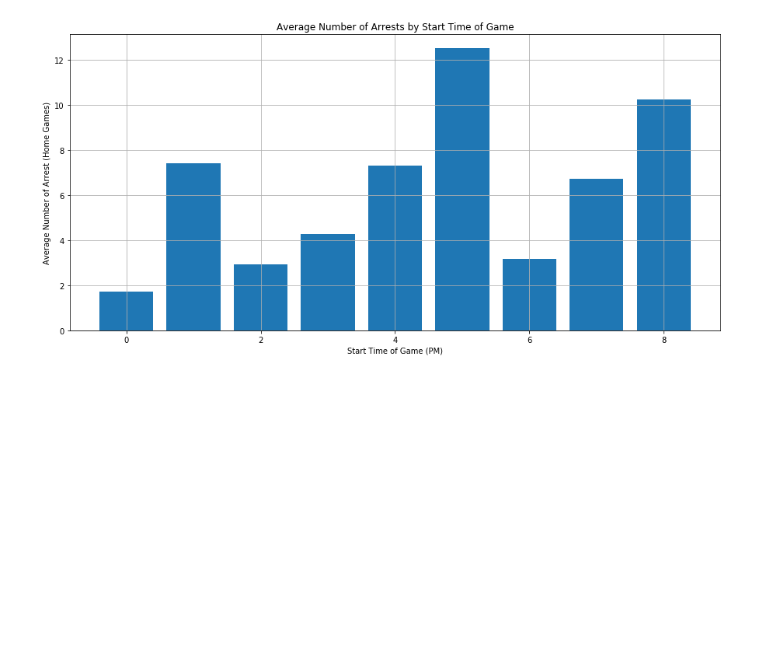
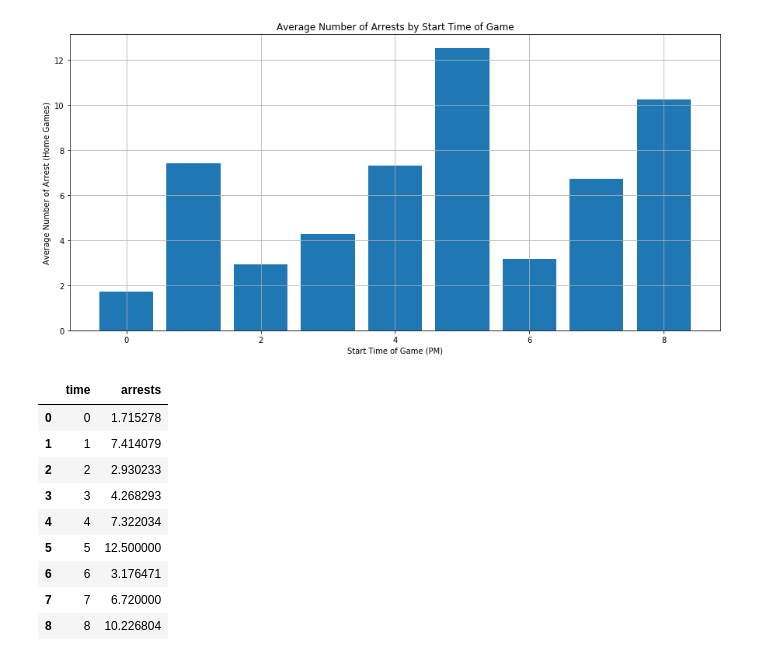
Before and after one commit to erictuscanes/Group-Project, a Jupyter notebook: Untitled.ipynb, the cells around one changed output. Drawn from its saved outputs; the diff is of its cells as text; code cells hidden in the pictures; blank space fills up the shorter version.

```diff
--- a/Untitled.ipynb
+++ b/Untitled.ipynb
@@ -228,3 +234,16 @@ plt.grid()
 plt.savefig("StartTimevsArrests.png", bbox_inches="tight")
 # %% [output]
 [figure]
+# %%
+timeData
+# %% [output]
+|  | time | arrests |
+| 0 | 0 | 1.715278 |
+| 1 | 1 | 7.414079 |
+| 2 | 2 | 2.930233 |
+| 3 | 3 | 4.268293 |
+| 4 | 4 | 7.322034 |
+| 5 | 5 | 12.500000 |
+| 6 | 6 | 3.176471 |
+| 7 | 7 | 6.720000 |
+| 8 | 8 | 10.226804 |
```
Also changed, not shown: parts of 4 cells of this notebook.
